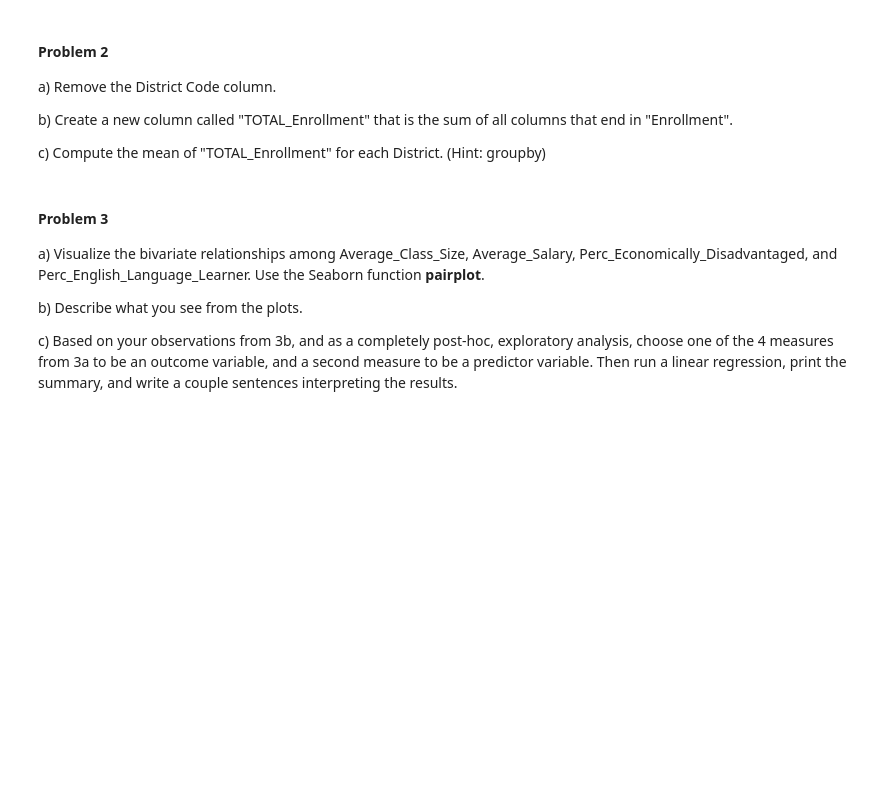
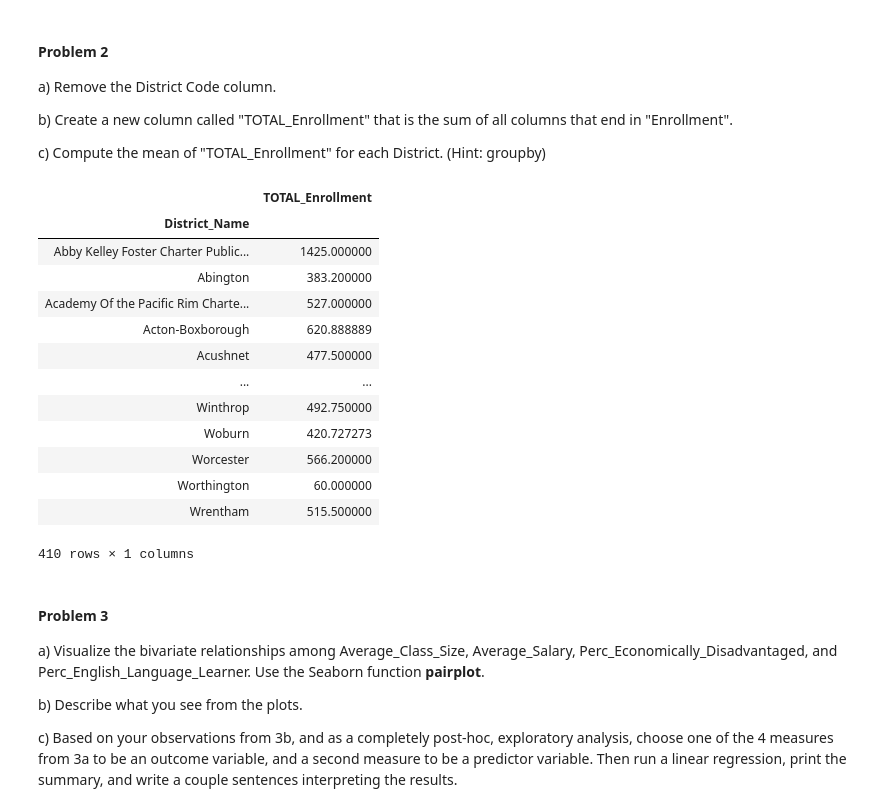
Before and after one commit to destanycb/f19_epsy5200_assignment11, a Jupyter notebook: F19 EPSY 5200 Assignment 11.ipynb, the cells around one changed output. Saved outputs shown, nothing was run; the diff lists cells and outputs as text; code cells hidden in the pictures; blank space fills up the shorter version.

```diff
--- a/F19 EPSY 5200 Assignment 11.ipynb
+++ b/F19 EPSY 5200 Assignment 11.ipynb
@@ -65,6 +65,23 @@ c) Compute the mean of "TOTAL_Enrollment" for each District. (Hint: groupby)
 df = df.drop("District_Code", axis=1)
 # %%
 df['TOTAL_Enrollment'] = df.loc[:, df.columns.str.endswith("Enrollment")].sum(axis=1)
+# %%
+df.groupby('District_Name').mean()[['TOTAL_Enrollment']]
+# %% [output]
+|  | TOTAL_Enrollment |
+| District_Name |  |
+| Abby Kelley Foster Charter Public... | 1425.000000 |
+| Abington | 383.200000 |
+| Academy Of the Pacific Rim Charte... | 527.000000 |
+| Acton-Boxborough | 620.888889 |
+| Acushnet | 477.500000 |
+| ... | ... |
+| Winthrop | 492.750000 |
+| Woburn | 420.727273 |
+| Worcester | 566.200000 |
+| Worthington | 60.000000 |
+| Wrentham | 515.500000 |
+410 rows × 1 columns
 # %% [markdown]
 #### Problem 3
 
```
